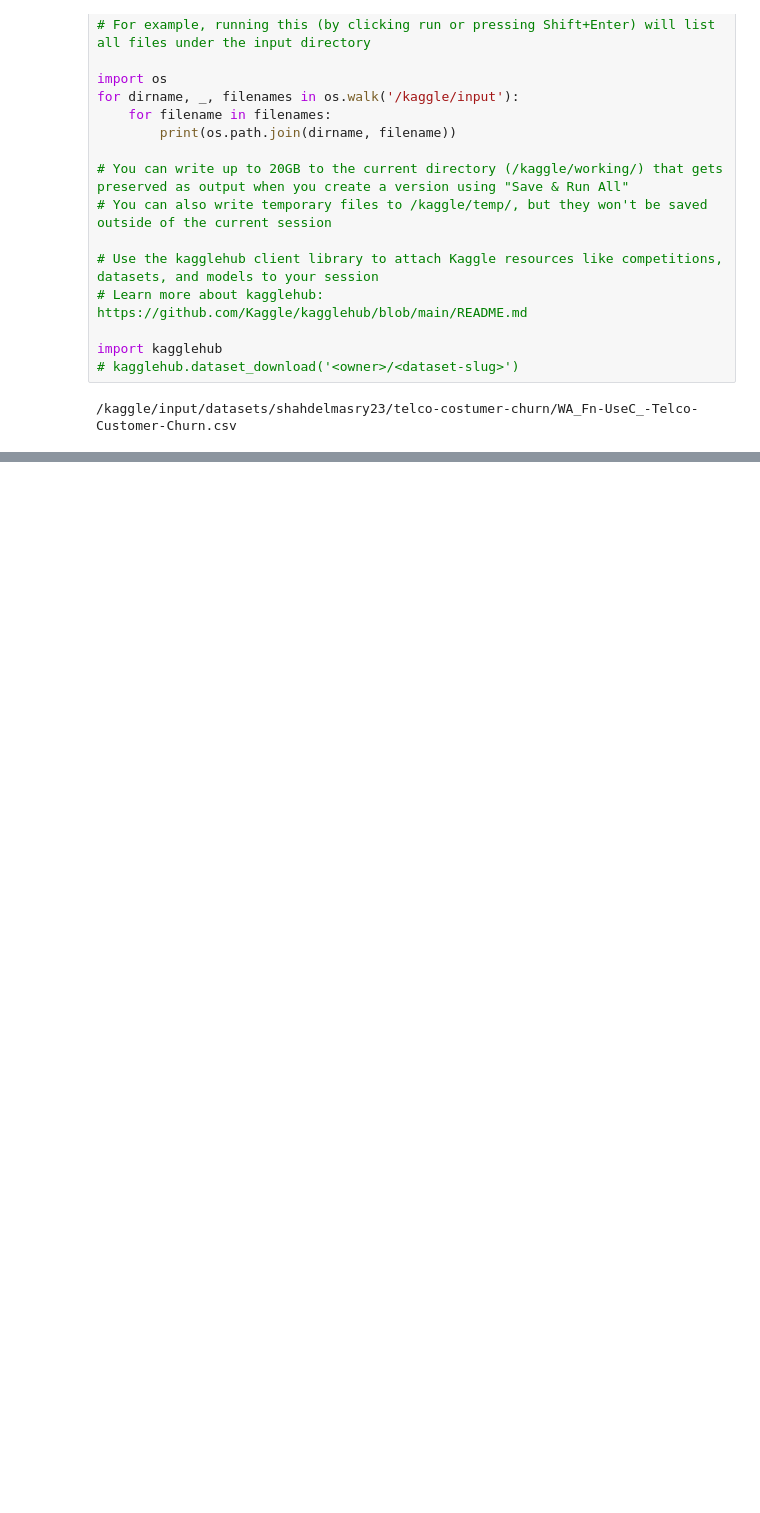
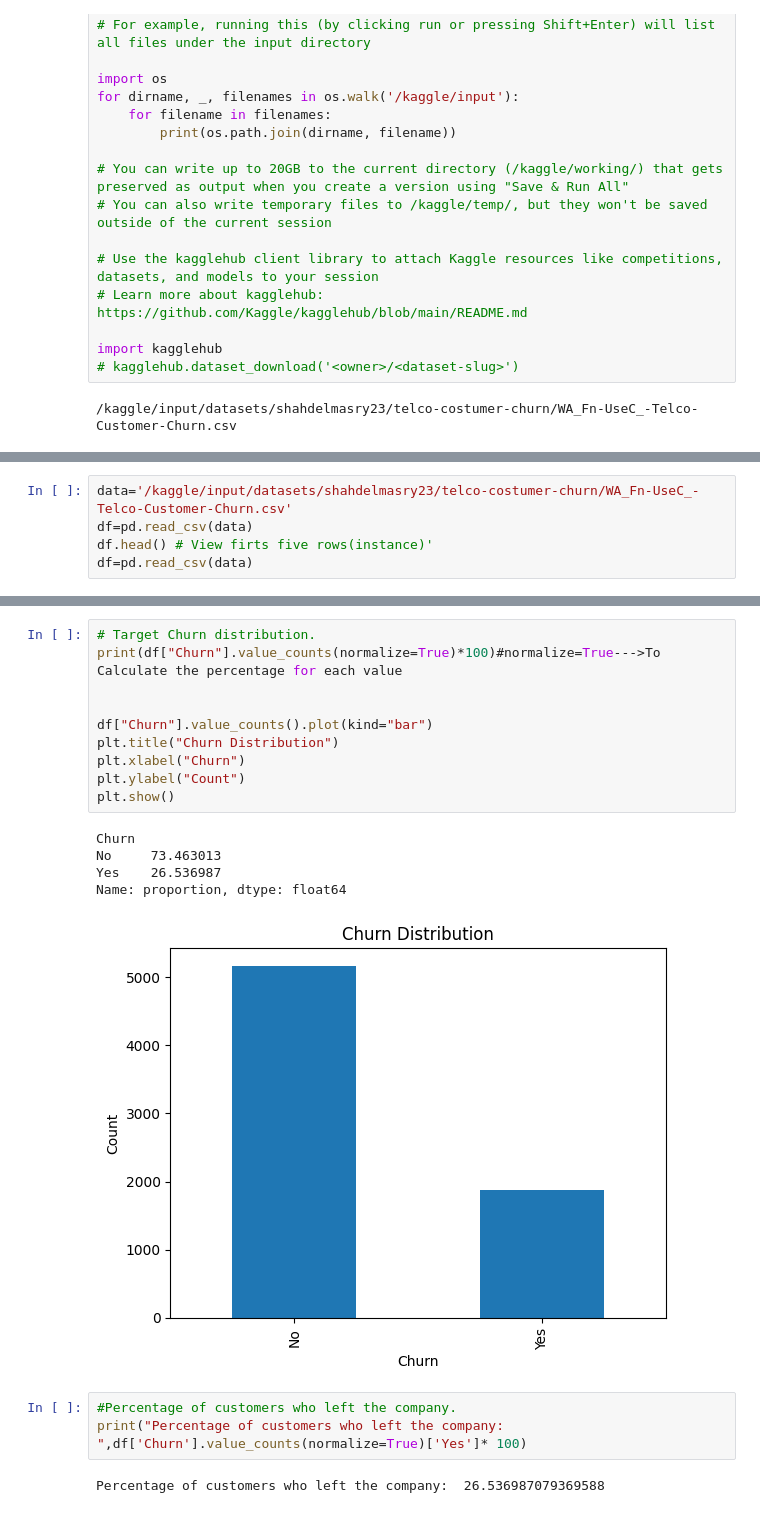
Before and after one commit to shahdelmasry12/AI-Machine-Learning, a Jupyter notebook: customer-churn-classification.ipynb, the cells around one changed output, grey strips where cells are left out. Drawn from its saved outputs; the diff is of its cells as text; blank space fills up the shorter version.

Commit message:
Kaggle Notebook | Customer Churn (Classification) | Version 2

```diff
--- a/customer-churn-classification.ipynb
+++ b/customer-churn-classification.ipynb
@@ -26,0 +86,5 @@ import kagglehub
+# %%
+data='/kaggle/input/datasets/shahdelmasry23/telco-costumer-churn/WA_Fn-UseC_-Telco-Customer-Churn.csv'
+df=pd.read_csv(data)
+df.head() # View firts five rows(instance)'
+df=pd.read_csv(data)
@@ -26,0 +226,21 @@ import kagglehub
+# %%
+# Target Churn distribution.
+print(df["Churn"].value_counts(normalize=True)*100)#normalize=True--->To Calculate the percentage for each value
+
+
+df["Churn"].value_counts().plot(kind="bar")
+plt.title("Churn Distribution")
+plt.xlabel("Churn")
+plt.ylabel("Count")
+plt.show()
+# %% [output]
+Churn
+No     73.463013
+Yes    26.536987
+Name: proportion, dtype: float64
+[figure, added]
+# %%
+#Percentage of customers who left the company.
+print("Percentage of customers who left the company: ",df['Churn'].value_counts(normalize=True)['Yes']* 100)
+# %% [output]
+Percentage of customers who left the company:  26.536987079369588
```
Also changed, not shown: parts of 21 cells of this notebook.
